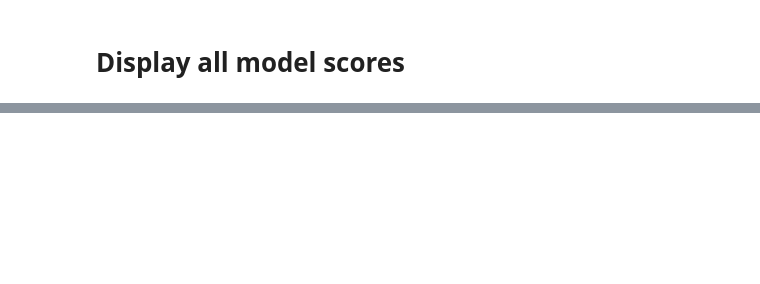
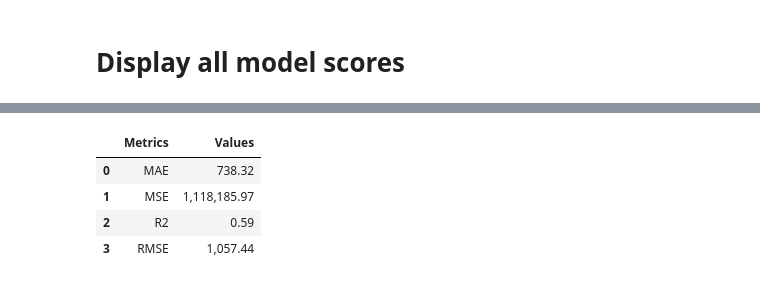
Before and after one commit to LuccasBracci/Sales-Prediction-Modeling, a Jupyter notebook: Sales_Predictions_Modeling.ipynb, the cells around one changed output, grey strips where cells are left out. Cells and saved outputs as stored; diff of their text form; code cells hidden in the pictures; blank space fills up the shorter version.

```diff
--- a/Sales_Predictions_Modeling.ipynb
+++ b/Sales_Predictions_Modeling.ipynb
@@ -663,25 +638,0 @@ model_score(BagReg)
-# %%
-%%time
-
-bag_n_list = []
-for i in range(1, 100):
-    bag_n_list.append(i)
-
-estimators = bag_n_list
-
-# Data frame to store the scores
-Bag_scores = pd.DataFrame(index=estimators, columns=['Train Score', 'Test Score'])
-
-# Iterate through the values to find the best number of estimators
-
-for num_estimators in estimators:
-
-   BagReg = BaggingRegressor(n_estimators=num_estimators, random_state=42)
-
-   BagReg.fit(X_train_processed, y_train)
-
-   train_score = BagReg.score(X_train_processed, y_train)
-   test_score = BagReg.score(X_test_processed, y_test)
-
-   Bag_scores.loc[num_estimators, 'Train Score'] = train_score
-   Bag_scores.loc[num_estimators, 'Test Score'] = test_score
@@ -693,9 +639,3 @@ bag_best
-# %%
-Bag_tuned = BaggingRegressor(n_estimators = bag_best)
-
-Bag_tuned.fit(X_train_processed, y_train)
-
-model_score(Bag_tuned)
 # %% [markdown]
 ## Decision Tree Regression
 # %%
@@ -750,0 +737,8 @@ print(regression_metrics(Dec_tuneBest))
+# %%
+regression_metrics(Dec_tuneBest)
+# %% [output]
+|  | Metrics | Values |
+| 0 | MAE | 738.32 |
+| 1 | MSE | 1,118,185.97 |
+| 2 | R2 | 0.59 |
+| 3 | RMSE | 1,057.44 |
```
Also changed, not shown: parts of 42 cells of this notebook.
